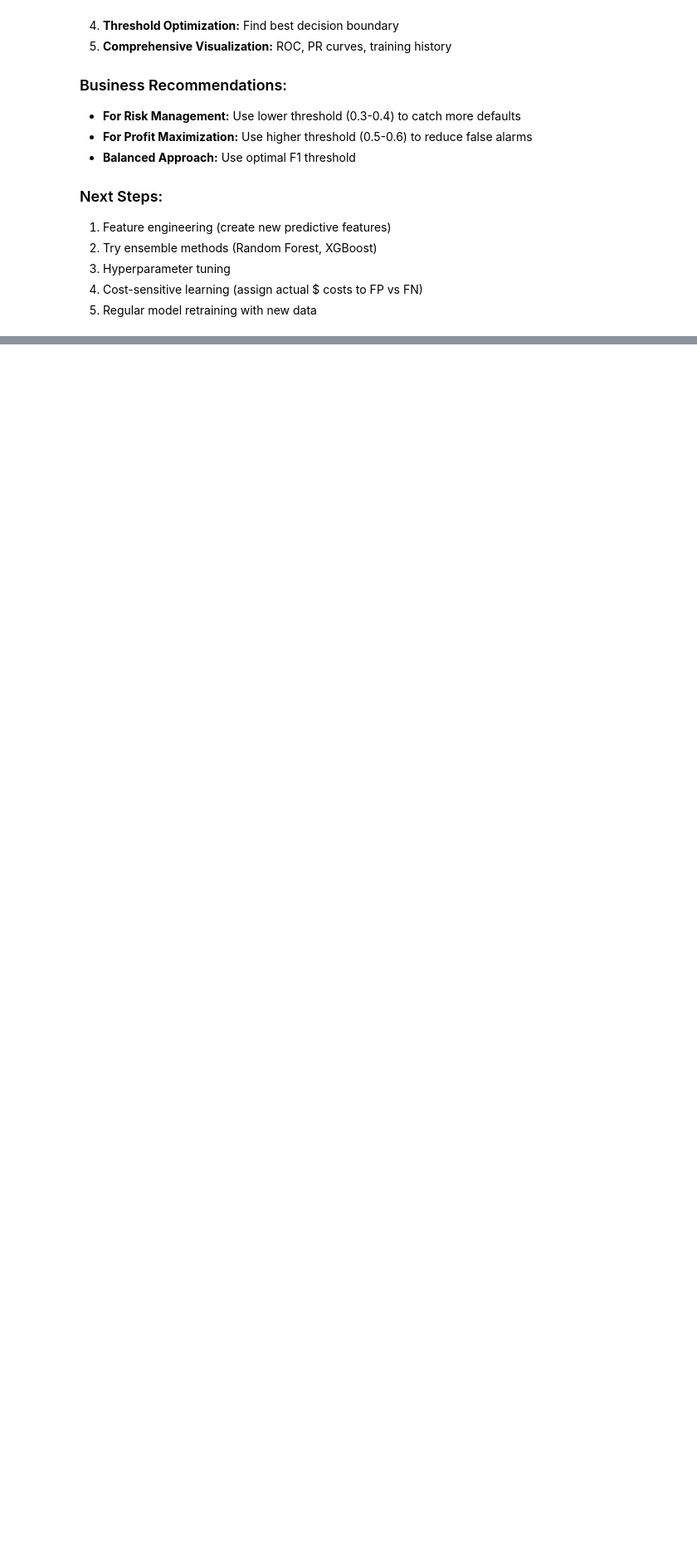
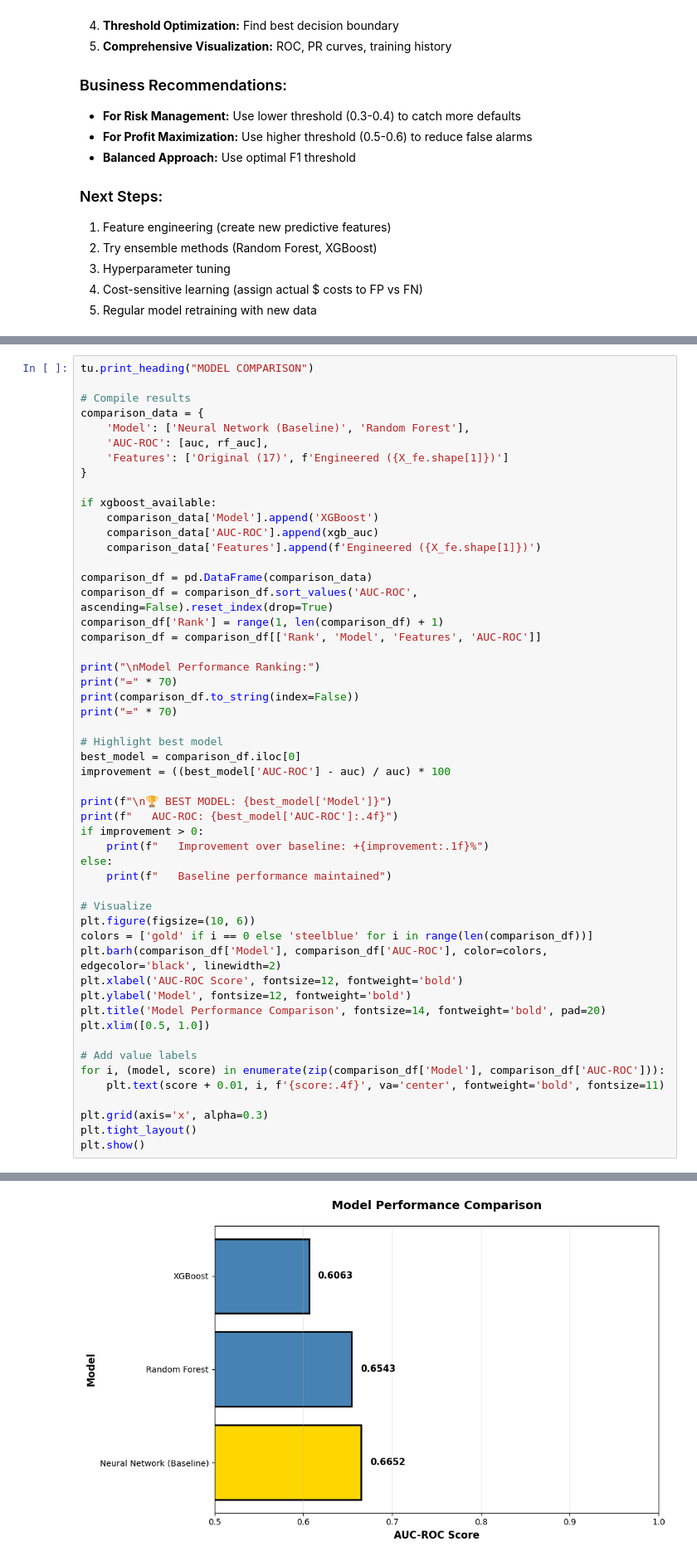
Before and after one commit to rlogwood/fs-rl-notebooks, a Jupyter notebook: assignments/unit4_deep_learning_with_tensorflow_and_keras/Unit4_CourseEndProject/LendingClubLoanDataAnalysis/LendingClubLoanDataAnalysis.ipynb, the cells around one changed output, grey strips where cells are left out. Shown at 83% size. Drawn from its saved outputs; the diff is of its cells as text; blank space fills up the shorter version.

```diff
--- a/assignments/unit4_deep_learning_with_tensorflow_and_keras/Unit4_CourseEndProject/LendingClubLoanDataAnalysis/LendingClubLoanDataAnalysis.ipynb
+++ b/assignments/unit4_deep_learning_with_tensorflow_and_keras/Unit4_CourseEndProject/LendingClubLoanDataAnalysis/LendingClubLoanDataAnalysis.ipynb
@@ -1158,0 +1423,53 @@ Final Classification Report:
+# %%
+tu.print_heading("MODEL COMPARISON")
+
+# Compile results
+comparison_data = {
+    'Model': ['Neural Network (Baseline)', 'Random Forest'],
+    'AUC-ROC': [auc, rf_auc],
+    'Features': ['Original (17)', f'Engineered ({X_fe.shape[1]})']
+}
+
+if xgboost_available:
+    comparison_data['Model'].append('XGBoost')
+    comparison_data['AUC-ROC'].append(xgb_auc)
+    comparison_data['Features'].append(f'Engineered ({X_fe.shape[1]})')
+
+comparison_df = pd.DataFrame(comparison_data)
+comparison_df = comparison_df.sort_values('AUC-ROC', ascending=False).reset_index(drop=True)
+comparison_df['Rank'] = range(1, len(comparison_df) + 1)
+comparison_df = comparison_df[['Rank', 'Model', 'Features', 'AUC-ROC']]
+
+print("\nModel Performance Ranking:")
+print("=" * 70)
+print(comparison_df.to_string(index=False))
+print("=" * 70)
+
+# Highlight best model
+best_model = comparison_df.iloc[0]
+improvement = ((best_model['AUC-ROC'] - auc) / auc) * 100
+
+print(f"\n🏆 BEST MODEL: {best_model['Model']}")
+print(f"   AUC-ROC: {best_model['AUC-ROC']:.4f}")
+if improvement > 0:
+    print(f"   Improvement over baseline: +{improvement:.1f}%")
+else:
+    print(f"   Baseline performance maintained")
+
+# Visualize
+plt.figure(figsize=(10, 6))
+colors = ['gold' if i == 0 else 'steelblue' for i in range(len(comparison_df))]
+plt.barh(comparison_df['Model'], comparison_df['AUC-ROC'], color=colors, edgecolor='black', linewidth=2)
+plt.xlabel('AUC-ROC Score', fontsize=12, fontweight='bold')
+plt.ylabel('Model', fontsize=12, fontweight='bold')
+plt.title('Model Performance Comparison', fontsize=14, fontweight='bold', pad=20)
+plt.xlim([0.5, 1.0])
+
+# Add value labels
+for i, (model, score) in enumerate(zip(comparison_df['Model'], comparison_df['AUC-ROC'])):
+    plt.text(score + 0.01, i, f'{score:.4f}', va='center', fontweight='bold', fontsize=11)
+
+plt.grid(axis='x', alpha=0.3)
+plt.tight_layout()
+plt.show()
+# %% [output]
@@ -1158,0 +1489 @@ Final Classification Report:
+[figure, added]
```
Also changed, not shown: parts of 33 cells of this notebook, 1 other file.
